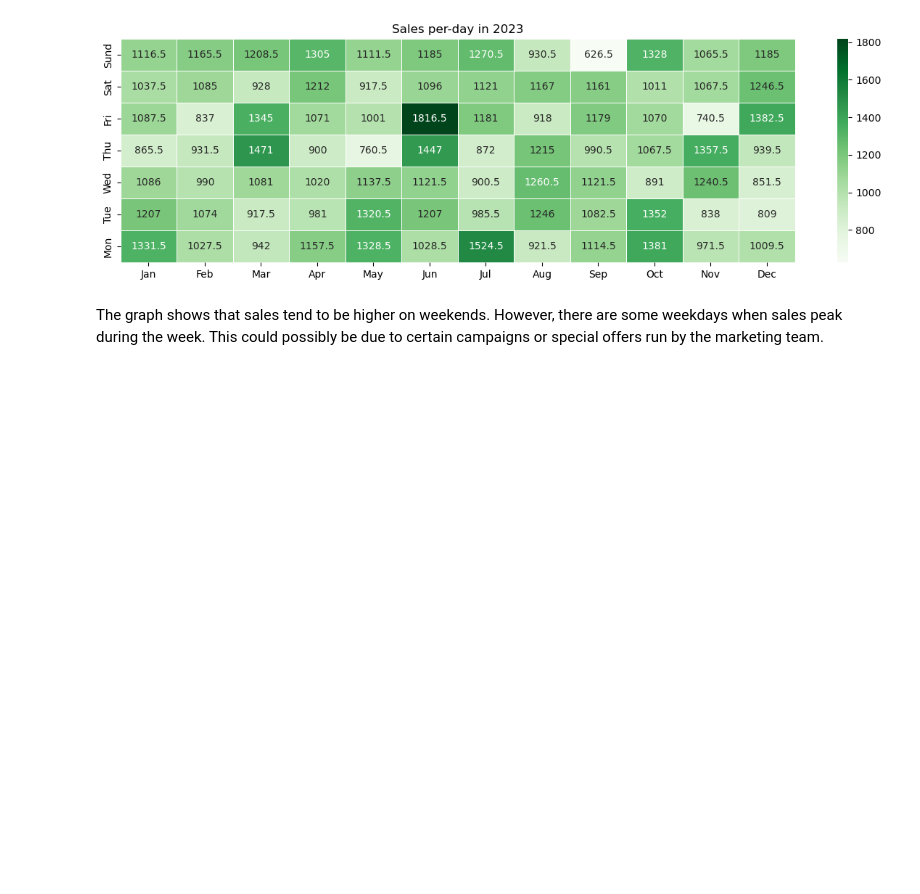
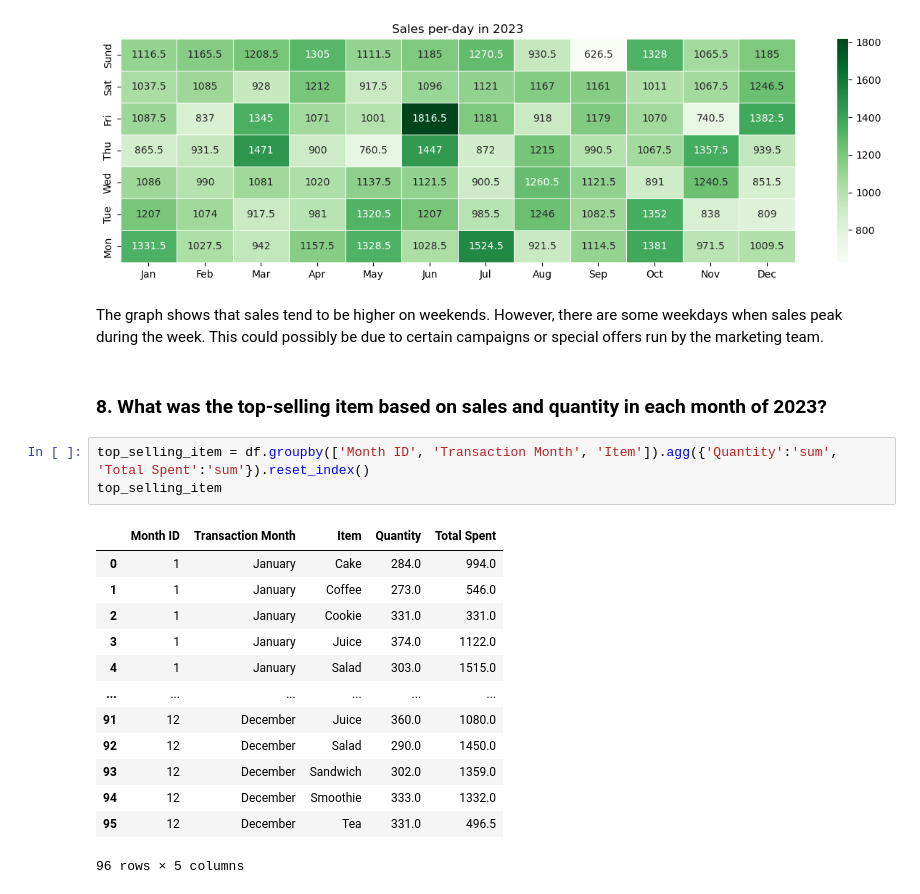
Before and after one commit to jeeenss/Data-Analysis-with-Python, a Jupyter notebook: Cafe_Sales/cafe_sales_analysis.ipynb, the cells around one changed output. Cells and saved outputs as stored; diff of their text form; blank space fills up the shorter version.

Commit message:
added visualization of top selling item per month

```diff
--- a/Cafe_Sales/cafe_sales_analysis.ipynb
+++ b/Cafe_Sales/cafe_sales_analysis.ipynb
@@ -1319,3 +1319,22 @@ plt.show()
 [figure]
 # %% [markdown]
 The graph shows that sales tend to be higher on weekends. However, there are some weekdays when sales peak during the week. This could possibly be due to certain campaigns or special offers run by the marketing team.
+# %% [markdown]
+### 8. What was the top-selling item based on sales and quantity in each month of 2023?  ###
+# %%
+top_selling_item = df.groupby(['Month ID', 'Transaction Month', 'Item']).agg({'Quantity':'sum', 'Total Spent':'sum'}).reset_index()
+top_selling_item
+# %% [output]
+|  | Month ID | Transaction Month | Item | Quantity | Total Spent |
+| 0 | 1 | January | Cake | 284.0 | 994.0 |
+| 1 | 1 | January | Coffee | 273.0 | 546.0 |
+| 2 | 1 | January | Cookie | 331.0 | 331.0 |
+| 3 | 1 | January | Juice | 374.0 | 1122.0 |
+| 4 | 1 | January | Salad | 303.0 | 1515.0 |
+| ... | ... | ... | ... | ... | ... |
+| 91 | 12 | December | Juice | 360.0 | 1080.0 |
+| 92 | 12 | December | Salad | 290.0 | 1450.0 |
+| 93 | 12 | December | Sandwich | 302.0 | 1359.0 |
+| 94 | 12 | December | Smoothie | 333.0 | 1332.0 |
+| 95 | 12 | December | Tea | 331.0 | 496.5 |
+96 rows × 5 columns
```
Also changed, not shown: parts of 1 cell of this notebook.
